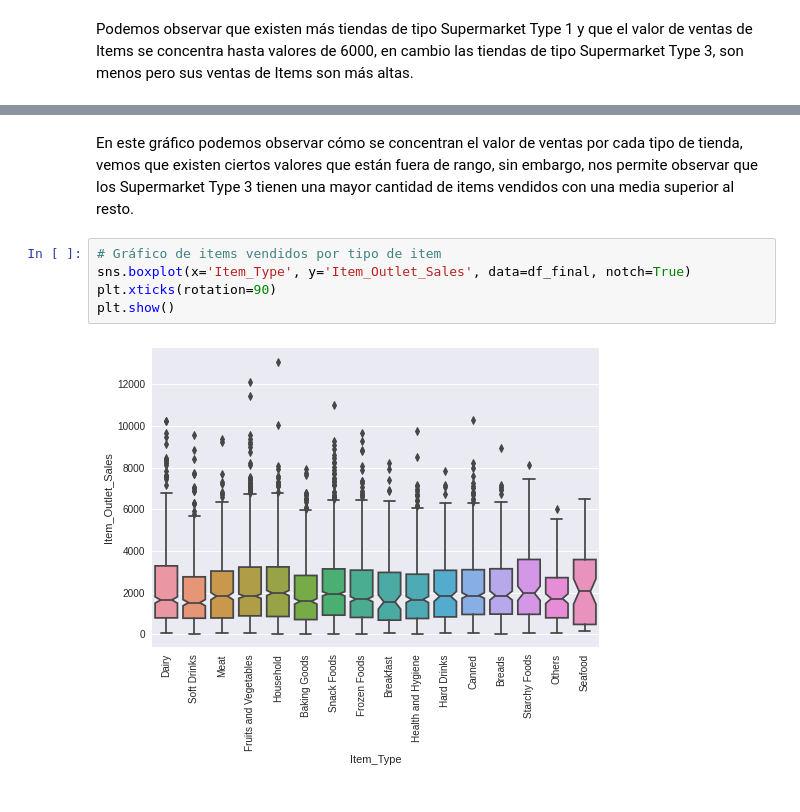
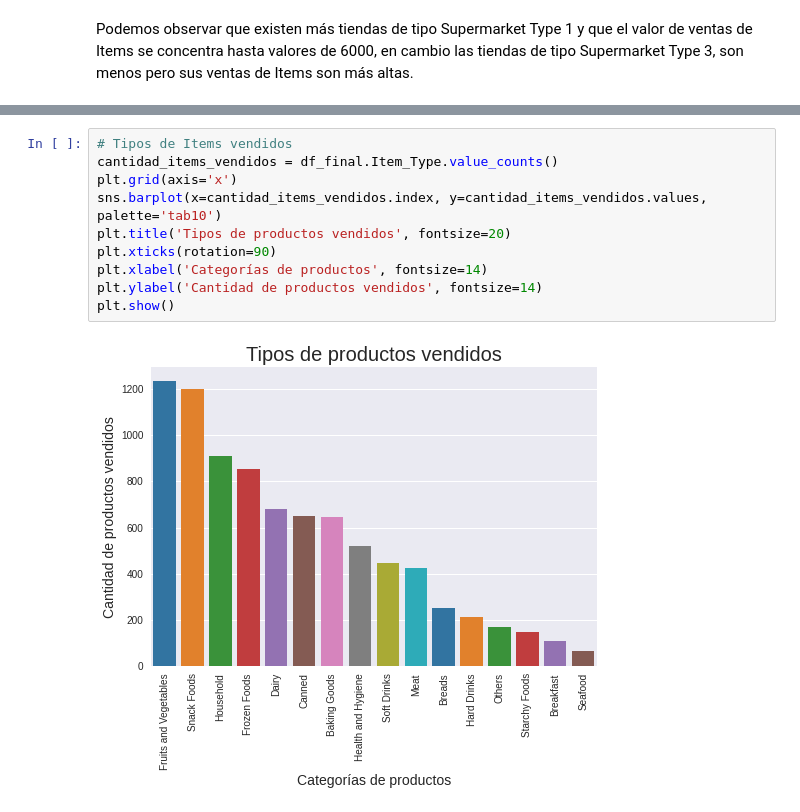
Before and after one commit to carlosegn/proyecciones-ventas-alimenticias, a Jupyter notebook: Proyeccion_ventas_alimenticias.ipynb, the cells around one changed output, grey strips where cells are left out. Saved outputs shown, nothing was run; the diff lists cells and outputs as text.

```diff
--- a/Proyeccion_ventas_alimenticias.ipynb
+++ b/Proyeccion_ventas_alimenticias.ipynb
@@ -507,9 +499,12 @@ plt.show()
-# %% [markdown]
-En este gráfico podemos observar cómo se concentran el valor de ventas por cada tipo de tienda, vemos que existen ciertos valores que están fuera de rango, sin embargo, nos permite observar que los Supermarket Type 3 tienen una mayor cantidad de items vendidos con una media superior al resto.
-# %%
-# Gráfico de items vendidos por tipo de item
-sns.boxplot(x='Item_Type', y='Item_Outlet_Sales', data=df_final, notch=True)
-plt.xticks(rotation=90)
-plt.show()
-# %% [output]
-[figure, removed]
+# %%
+# Tipos de Items vendidos
+cantidad_items_vendidos = df_final.Item_Type.value_counts()
+plt.grid(axis='x')
+sns.barplot(x=cantidad_items_vendidos.index, y=cantidad_items_vendidos.values, palette='tab10')
+plt.title('Tipos de productos vendidos', fontsize=20)
+plt.xticks(rotation=90)
+plt.xlabel('Categorías de productos', fontsize=14)
+plt.ylabel('Cantidad de productos vendidos', fontsize=14)
+plt.show()
+# %% [output]
+[figure, added]
```
Also changed, not shown: parts of 21 cells of this notebook.
